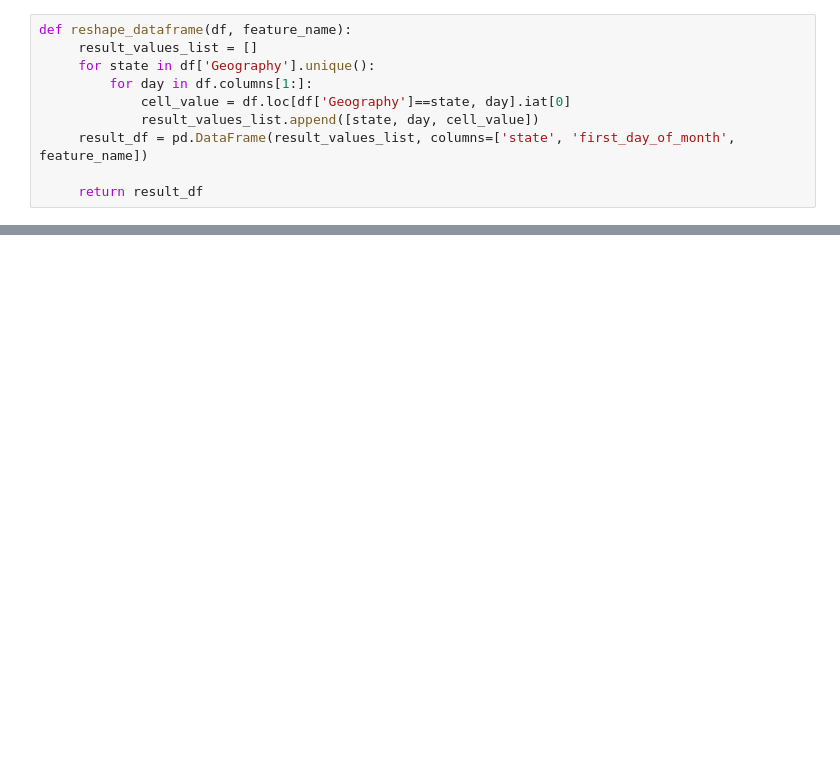
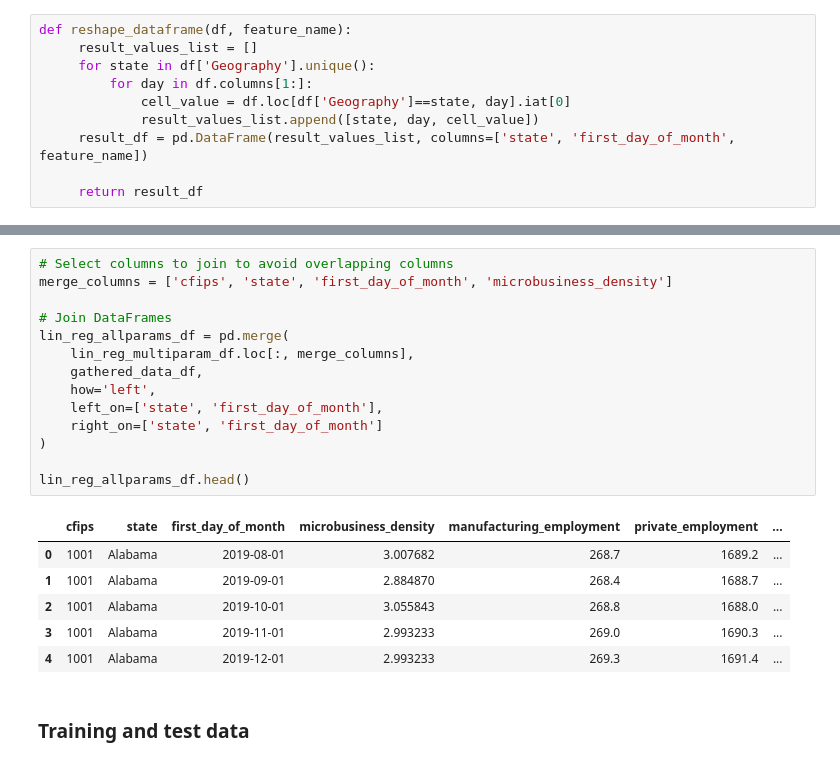
Before and after one commit to vroobelle93/03_GoDaddy, a Jupyter notebook: godaddy1.ipynb, the cells around one changed output, grey strips where cells are left out. Cells and saved outputs as stored; diff of their text form; blank space fills up the shorter version.

```diff
--- a/godaddy1.ipynb
+++ b/godaddy1.ipynb
@@ -458,0 +534,23 @@ unemployment_rate_data[unemployment_rate_data['state']=='Alabama'].head()
+# %%
+# Select columns to join to avoid overlapping columns
+merge_columns = ['cfips', 'state', 'first_day_of_month', 'microbusiness_density']
+
+# Join DataFrames
+lin_reg_allparams_df = pd.merge(
+    lin_reg_multiparam_df.loc[:, merge_columns],
+    gathered_data_df,
+    how='left',
+    left_on=['state', 'first_day_of_month'],
+    right_on=['state', 'first_day_of_month']
+)
+
+lin_reg_allparams_df.head()
+# %% [output]
+|  | cfips | state | first_day_of_month | microbusiness_density | manufacturing_employment | private_employment | ... |
+| 0 | 1001 | Alabama | 2019-08-01 | 3.007682 | 268.7 | 1689.2 | ... |
+| 1 | 1001 | Alabama | 2019-09-01 | 2.884870 | 268.4 | 1688.7 | ... |
+| 2 | 1001 | Alabama | 2019-10-01 | 3.055843 | 268.8 | 1688.0 | ... |
+| 3 | 1001 | Alabama | 2019-11-01 | 2.993233 | 269.0 | 1690.3 | ... |
+| 4 | 1001 | Alabama | 2019-12-01 | 2.993233 | 269.3 | 1691.4 | ... |
+# %% [markdown]
+### Training and test data
```
Also changed, not shown: parts of 17 cells of this notebook.
